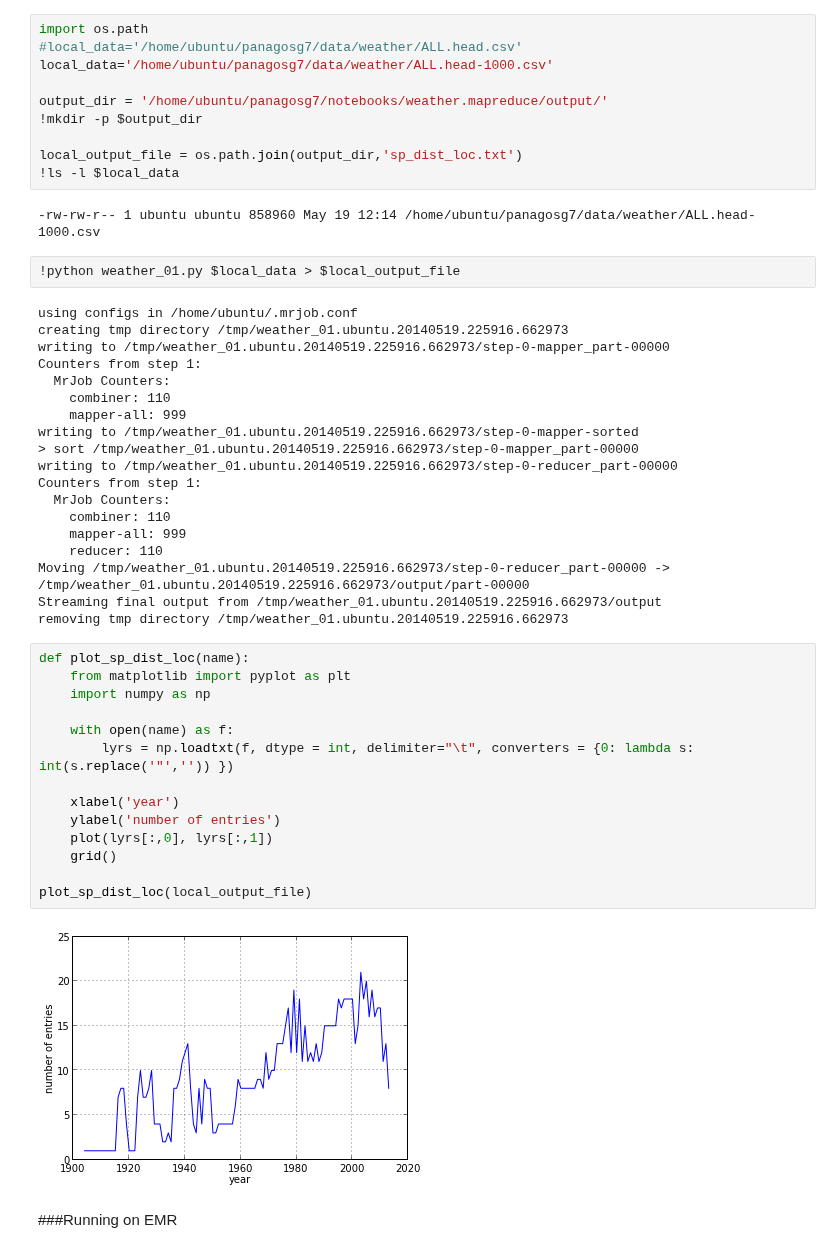
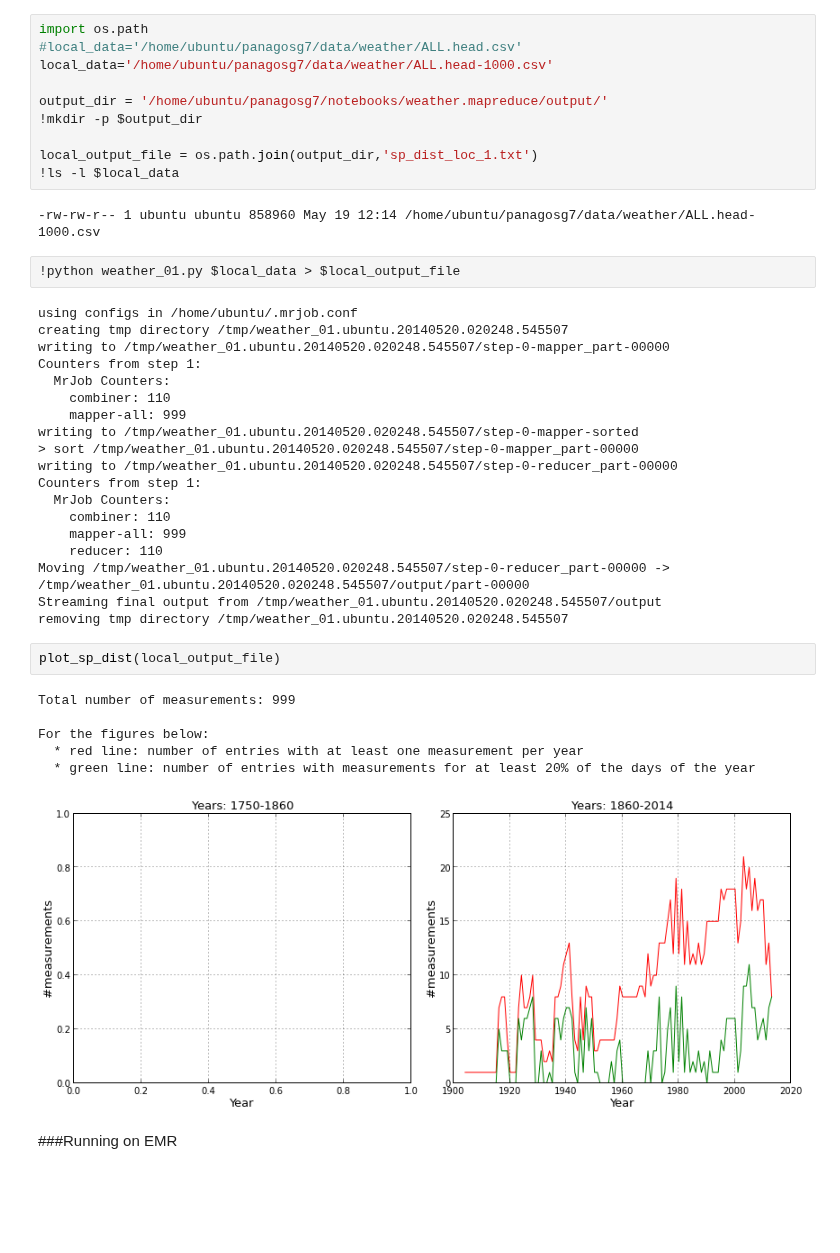
Before and after one commit to panagosg7/UCSD_BigData, a Jupyter notebook: notebooks/weather.mapreduce/Weather_00.ipynb, the cells around one changed output. Drawn from its saved outputs; the diff is of its cells as text; blank space fills up the shorter version.

Commit message:
Finishing first question in Weather_00
  - Adding series where rows have > 20% of elements present.

```diff
--- a/notebooks/weather.mapreduce/Weather_00.ipynb
+++ b/notebooks/weather.mapreduce/Weather_00.ipynb
@@ -166,7 +228,7 @@ local_data='/home/ubuntu/panagosg7/data/weather/ALL.head-1000.csv'
 output_dir = '/home/ubuntu/panagosg7/notebooks/weather.mapreduce/output/'
 !mkdir -p $output_dir
 
-local_output_file = os.path.join(output_dir,'sp_dist_loc.txt')
+local_output_file = os.path.join(output_dir,'sp_dist_loc_1.txt')
 !ls -l $local_data
 # %% [output]
 -rw-rw-r-- 1 ubuntu ubuntu 858960 May 19 12:14 /home/ubuntu/panagosg7/data/weather/ALL.head-1000.csv
@@ -174,39 +236,32 @@ local_output_file = os.path.join(output_dir,'sp_dist_loc.txt')
 !python weather_01.py $local_data > $local_output_file
 # %% [output]
 using configs in /home/ubuntu/.mrjob.conf
-creating tmp directory /tmp/weather_01.ubuntu.20140519.225916.662973
-writing to /tmp/weather_01.ubuntu.20140519.225916.662973/step-0-mapper_part-00000
+creating tmp directory /tmp/weather_01.ubuntu.20140520.020248.545507
+writing to /tmp/weather_01.ubuntu.20140520.020248.545507/step-0-mapper_part-00000
 Counters from step 1:
   MrJob Counters:
     combiner: 110
     mapper-all: 999
-writing to /tmp/weather_01.ubuntu.20140519.225916.662973/step-0-mapper-sorted
-> sort /tmp/weather_01.ubuntu.20140519.225916.662973/step-0-mapper_part-00000
-writing to /tmp/weather_01.ubuntu.20140519.225916.662973/step-0-reducer_part-00000
+writing to /tmp/weather_01.ubuntu.20140520.020248.545507/step-0-mapper-sorted
+> sort /tmp/weather_01.ubuntu.20140520.020248.545507/step-0-mapper_part-00000
+writing to /tmp/weather_01.ubuntu.20140520.020248.545507/step-0-reducer_part-00000
 Counters from step 1:
   MrJob Counters:
     combiner: 110
     mapper-all: 999
     reducer: 110
-Moving /tmp/weather_01.ubuntu.20140519.225916.662973/step-0-reducer_part-00000 -> /tmp/weather_01.ubuntu.20140519.225916.662973/output/part-00000
-Streaming final output from /tmp/weather_01.ubuntu.20140519.225916.662973/output
-removing tmp directory /tmp/weather_01.ubuntu.20140519.225916.662973
+Moving /tmp/weather_01.ubuntu.20140520.020248.545507/step-0-reducer_part-00000 -> /tmp/weather_01.ubuntu.20140520.020248.545507/output/part-00000
+Streaming final output from /tmp/weather_01.ubuntu.20140520.020248.545507/output
+removing tmp directory /tmp/weather_01.ubuntu.20140520.020248.545507
-# %%
-def plot_sp_dist_loc(name):
-    from matplotlib import pyplot as plt
-    import numpy as np
-
-    with open(name) as f:
-        lyrs = np.loadtxt(f, dtype = int, delimiter="\t", converters = {0: lambda s: int(s.replace('"','')) })
-
-    xlabel('year')
-    ylabel('number of entries')
-    plot(lyrs[:,0], lyrs[:,1])
-    grid()
-
-plot_sp_dist_loc(local_output_file)
-# %% [output]
-[figure, removed]
+# %%
+plot_sp_dist(local_output_file)
+# %% [output]
+Total number of measurements: 999
+
+For the figures below:
+  * red line: number of entries with at least one measurement per year
+  * green line: number of entries with measurements for at least 20% of the days of the year
+[figure, added]
 # %% [markdown]
 ###Running on EMR
 # %%
```
Also changed, not shown: parts of 7 cells of this notebook.
